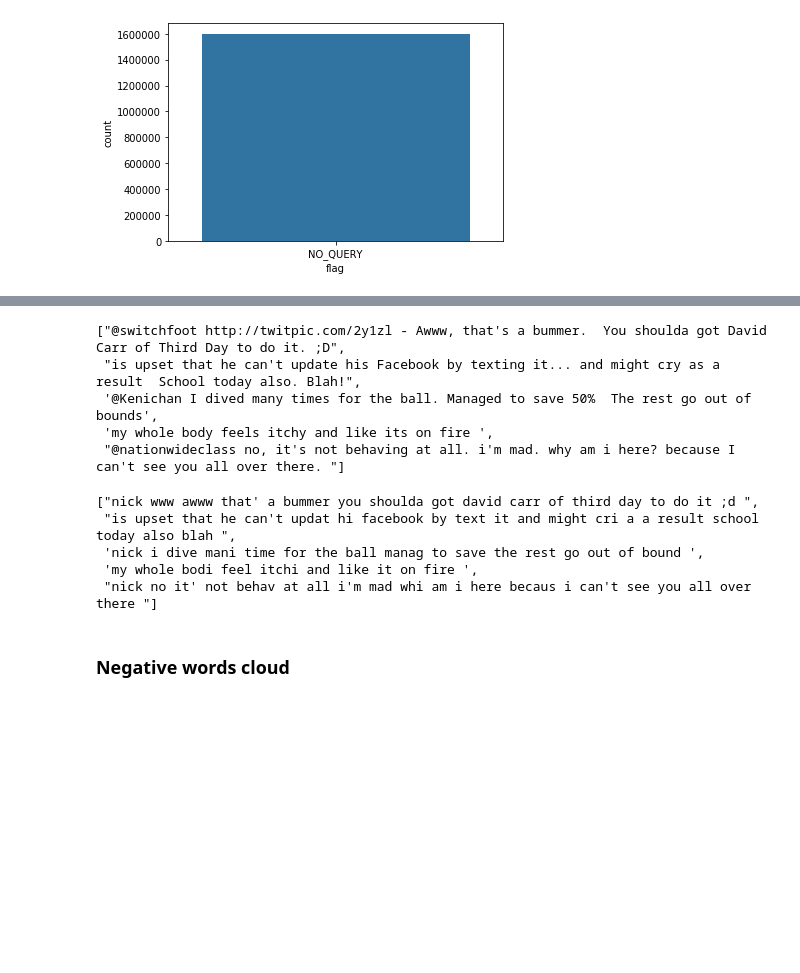
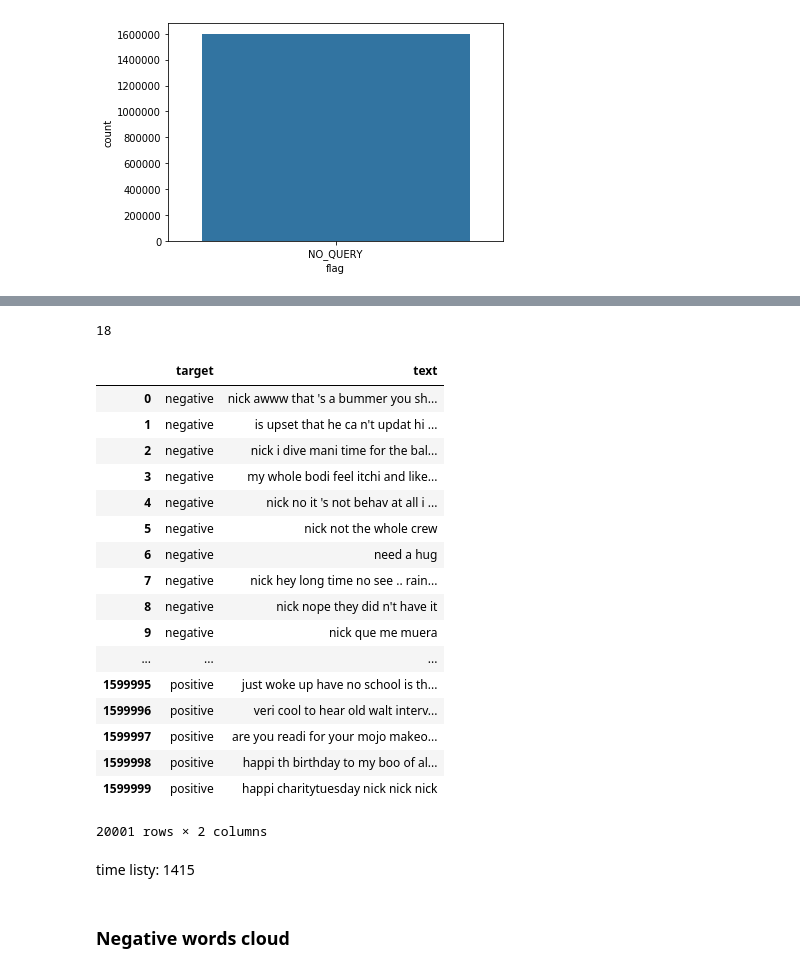
Before and after one commit to angelikakw/sentiment-analysis, a Jupyter notebook: analysis.ipynb, the cells around one changed output, grey strips where cells are left out. Cells and saved outputs as stored; diff of their text form; code cells hidden in the pictures; blank space fills up the shorter version.

```diff
--- a/analysis.ipynb
+++ b/analysis.ipynb
@@ -70,43 +88,61 @@ lemmatizer = WordNetLemmatizer()
 from nltk.stem import PorterStemmer
 
 ps = PorterStemmer()
-# %%
-text[:5]
-# %% [output]
-["@switchfoot http://twitpic.com/2y1zl - Awww, that's a bummer.  You shoulda got David Carr of Third Day to do it. ;D",
- "is upset that he can't update his Facebook by texting it... and might cry as a result  School today also. Blah!",
- '@Kenichan I dived many times for the ball. Managed to save 50%  The rest go out of bounds',
- 'my whole body feels itchy and like its on fire ',
- "@nationwideclass no, it's not behaving at all. i'm mad. why am i here? because I can't see you all over there. "]
 # %%
 # from nltk.corpus import stopwords
 # %%
+import time
+t = time.time()
+
 tweets = []
 
-for tweet in text:
+
+def preprocess(tweet):
+    sentence = []
+
     tweet = tweet.lower()
     tweet = re.sub(pattern_nick, 'nick', tweet)
     tweet = re.sub(pattern_http, 'www', tweet)
     tweet = re.sub(pattern_www, 'www', tweet)
     tweet = re.sub(pattern_number, '', tweet)
     tweet = re.sub(pattern_signs, '', tweet)
+    tweet = nltk.word_tokenize(tweet)
+    tweet = nltk.pos_tag(tweet, tagset='universal')
+    for token in tweet:
+        if token[1] not in TAG_TO_REMOVE:
+            lemmatizer_word = lemmatizer.lemmatize(token[0])
+            stem_word = ps.stem(lemmatizer_word)
+            sentence.append(stem_word)
+    return ' '.join(sentence)
 
-    tweet = tweet.split()
-    lemmatizer_tweet = ''
-    for word in tweet:
-#         if word not in set(stopwords.words('english')):
-        lemmatizer_word = lemmatizer.lemmatize(word)
-        stem_word = ps.stem(lemmatizer_word)
-        lemmatizer_tweet += stem_word + ' '
-    tweets.append(lemmatizer_tweet)
+data['text'] = data['text'].apply(preprocess)
+
+print(round(time.time()-t))
+# %% [output]
+18
-# %%
-tweets[:5]
-# %% [output]
-["nick www awww that' a bummer you shoulda got david carr of third day to do it ;d ",
- "is upset that he can't updat hi facebook by text it and might cri a a result school today also blah ",
- 'nick i dive mani time for the ball manag to save the rest go out of bound ',
- 'my whole bodi feel itchi and like it on fire ',
- "nick no it' not behav at all i'm mad whi am i here becaus i can't see you all over there "]
+# %%
+data
+# %% [output]
+|  | target | text |
+| 0 | negative | nick awww that 's a bummer you sh... |
+| 1 | negative | is upset that he ca n't updat hi ... |
+| 2 | negative | nick i dive mani time for the bal... |
+| 3 | negative | my whole bodi feel itchi and like... |
+| 4 | negative | nick no it 's not behav at all i ... |
+| 5 | negative | nick not the whole crew |
+| 6 | negative | need a hug |
+| 7 | negative | nick hey long time no see .. rain... |
+| 8 | negative | nick nope they did n't have it |
+| 9 | negative | nick que me muera |
+| ... | ... | ... |
+| 1599995 | positive | just woke up have no school is th... |
+| 1599996 | positive | veri cool to hear old walt interv... |
+| 1599997 | positive | are you readi for your mojo makeo... |
+| 1599998 | positive | happi th birthday to my boo of al... |
+| 1599999 | positive | happi charitytuesday nick nick nick |
+20001 rows × 2 columns
+# %% [markdown]
+time listy: 1415
 # %% [markdown]
 ### Negative words cloud
 # %%
```
Also changed, not shown: parts of 16 cells of this notebook.
